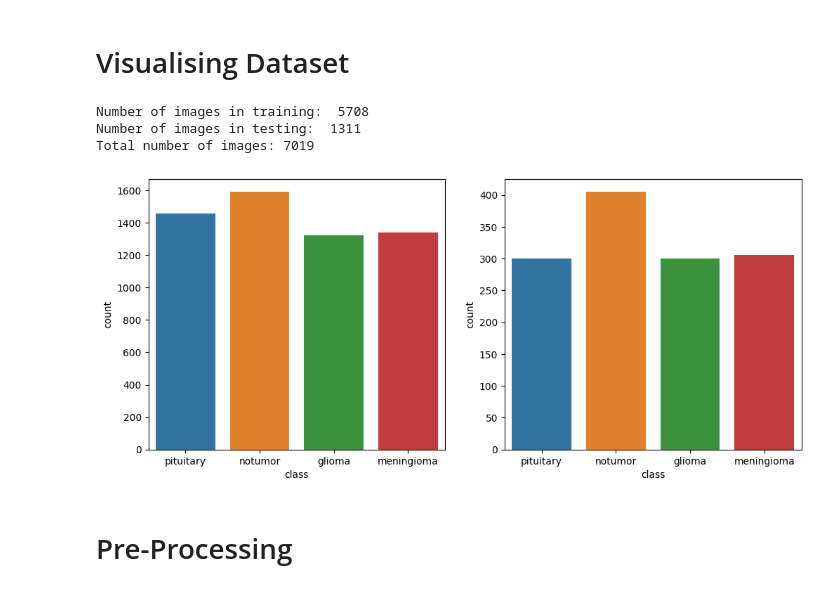
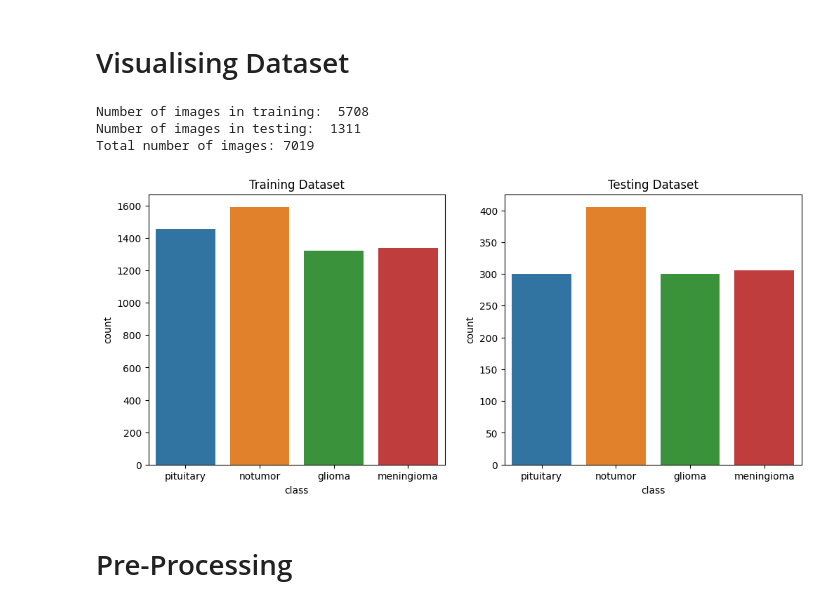
Before and after one commit to Jamesfryer1998/BrainTumourDetection, a Jupyter notebook: Notebooks/Model_creation.ipynb, the cells around one changed output. Cells and saved outputs as stored; diff of their text form; code cells hidden in the pictures.

```diff
--- a/Notebooks/Model_creation.ipynb
+++ b/Notebooks/Model_creation.ipynb
@@ -32,35 +32,35 @@ test_folder = root_path+'/Testing/'
 
 quantity_tr = {}
 quantity_te = {}
 for folder in os.listdir(train_folder):
     if folder != '.DS_Store':
         quantity_tr[folder] = len(os.listdir(train_folder+folder))
         labels.append(folder)
 
 for folder in os.listdir(test_folder):
     if folder != '.DS_Store':
         quantity_te[folder] = len(os.listdir(test_folder+folder))
 
 
 quantity_train = pd.DataFrame(list(quantity_tr.items()),
                               index=range(0,len(quantity_tr)), columns=['class','count'])
 
 quantity_test = pd.DataFrame(list(quantity_te.items()),
                               index=range(0,len(quantity_te)), columns=['class','count'])
 
 figure, ax = plt.subplots(1,2,figsize=(12,5))
-sns.barplot(x='class',y='count',data=quantity_train,ax=ax[0])
-sns.barplot(x='class',y='count',data=quantity_test,ax=ax[1])
+sns.barplot(x='class',y='count',data=quantity_train,ax=ax[0]).set(title='Training Dataset')
+sns.barplot(x='class',y='count',data=quantity_test,ax=ax[1]).set(title='Testing Dataset')
 
 print("Number of images in training: ", sum(quantity_tr.values()))
 print("Number of images in testing: ", sum(quantity_te.values()))
 print(f'Total number of images: {sum(quantity_tr.values()) + sum(quantity_te.values())}')
 
 plt.show()
 # %% [output]
 Number of images in training:  5708
 Number of images in testing:  1311
 Total number of images: 7019
-[figure, old version]
+[figure, new version]
 # %% [markdown]
 # Pre-Processing
```
Also changed, not shown: parts of 1 cell of this notebook, 7 other files.
